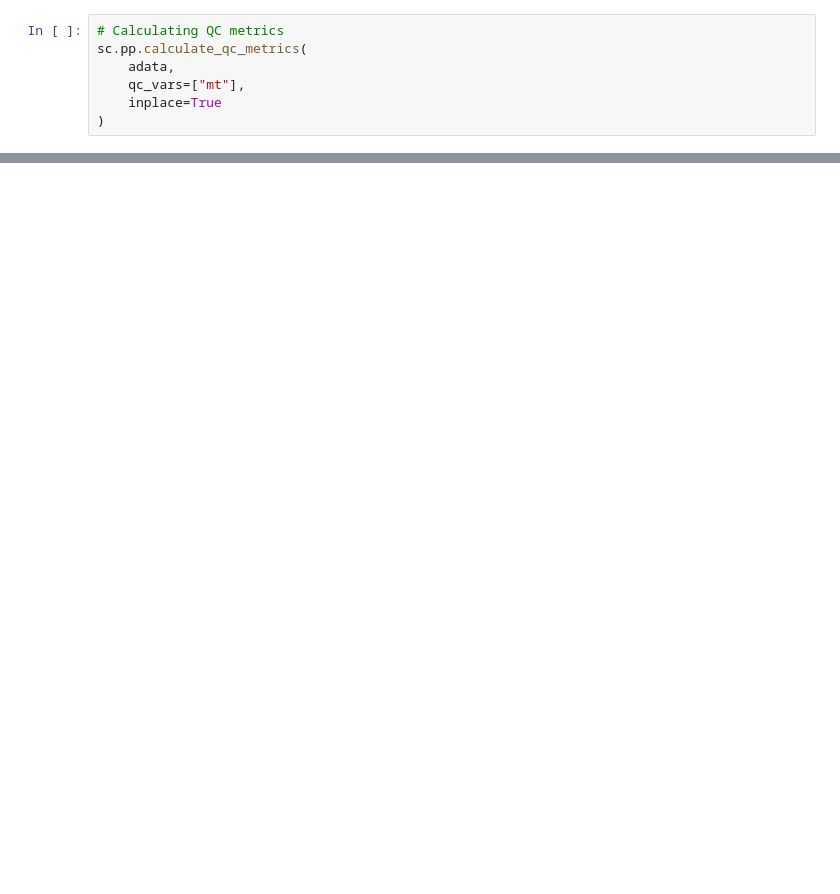
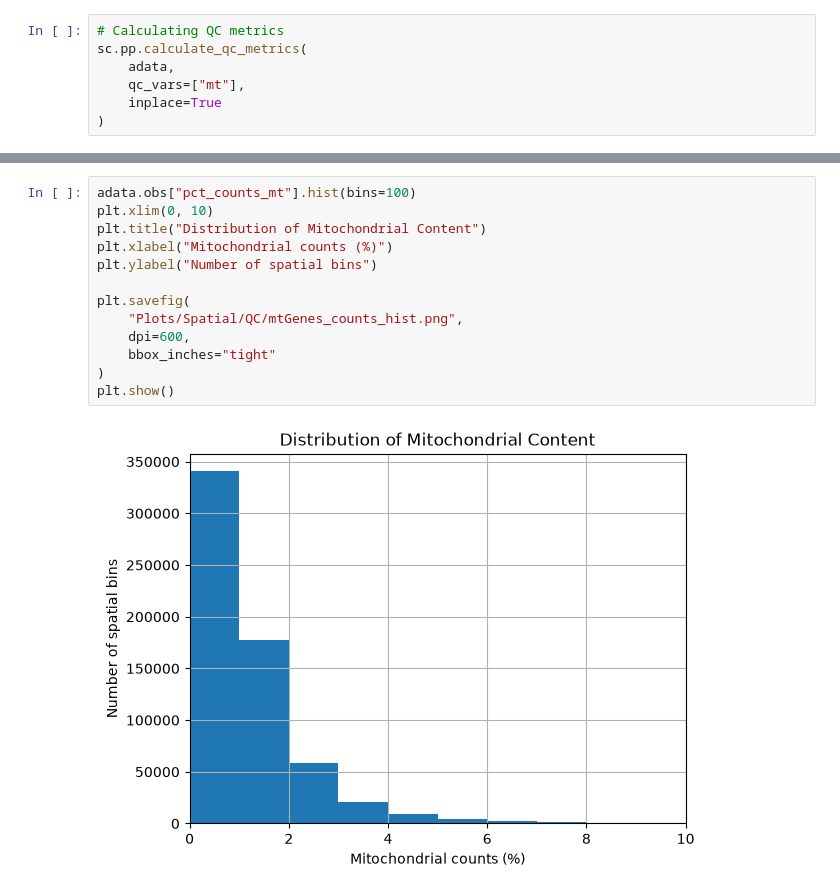
Before and after one commit to NawaneetanS/KNC_Project, a Jupyter notebook: Scripts/06_spatial_analysis.ipynb, the cells around one changed output, grey strips where cells are left out. Saved outputs shown, nothing was run; the diff lists cells and outputs as text; blank space fills up the shorter version.

```diff
--- a/Scripts/06_spatial_analysis.ipynb
+++ b/Scripts/06_spatial_analysis.ipynb
@@ -252,0 +421,15 @@ sc.pp.calculate_qc_metrics(
+# %%
+adata.obs["pct_counts_mt"].hist(bins=100)
+plt.xlim(0, 10)
+plt.title("Distribution of Mitochondrial Content")
+plt.xlabel("Mitochondrial counts (%)")
+plt.ylabel("Number of spatial bins")
+
+plt.savefig(
+    "Plots/Spatial/QC/mtGenes_counts_hist.png",
+    dpi=600,
+    bbox_inches="tight"
+)
+plt.show()
+# %% [output]
+[figure, added]
```
Also changed, not shown: parts of 15 cells of this notebook, 8 other files.
